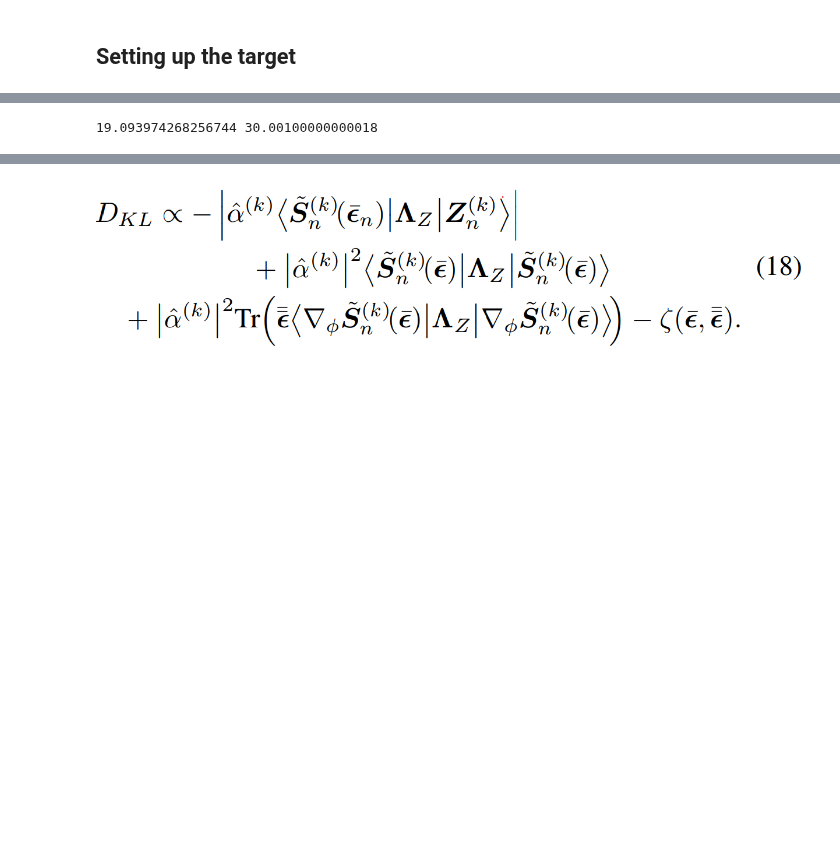
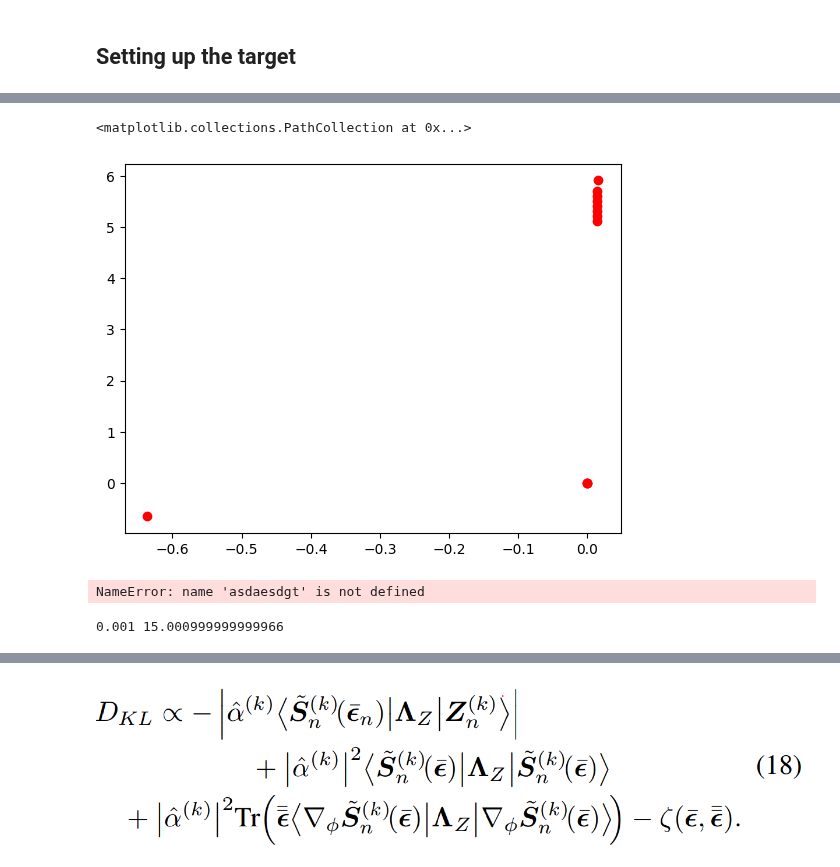
Before and after one commit to RHIMMELAND/MMARS, a Jupyter notebook: examples/MRBLaT_test.ipynb, the cells around one changed output, grey strips where cells are left out. Drawn from its saved outputs; the diff is of its cells as text; code cells hidden in the pictures; blank space fills up the shorter version.

```diff
--- a/examples/MRBLaT_test.ipynb
+++ b/examples/MRBLaT_test.ipynb
@@ -60,0 +52,2 @@ with open('sim_data.pickle', 'rb') as f:
+# %%
+sim_data = simulation_data.get_data()
@@ -61,5 +56,18 @@ with open('sim_data.pickle', 'rb') as f:
+# %%
+first_try = mmars.Tracking(sim_data, radar_model_1.get_parameters, np.array([[target_ground_truth[0][0]], [target_ground_truth[1][0]], [target_ground_truth[2][0]], [target_ground_truth[3][0]]]))
+# %%
+phi_bar, phi_bar_bar, ssssss = first_try.run_mrblat(T_frame, N_frames=10)
+# %%
+plt.scatter(ssssss[:,0], ssssss[:,1], label="MRBLAT", color="red")
+# %% [output]
+<matplotlib.collections.PathCollection at 0x...>
+[figure, added]
+# %%
+asdaesdgt
+# %% [output]
+NameError: name 'asdaesdgt' is not defined
 # %%
-frame = 200
+frame = 100
 
 print(target_model_1.get_trajectory()[0][frame], target_model_1.get_trajectory()[1][frame])
 
@@ -83,7 +91,7 @@ radar_model_1.generate_S_signal(target_model_1.get_trajectory()[0][frame], targe
 
 S_N = radar_model_1.get_S_signal.flatten()[:, np.newaxis]/np.sqrt(256)
 # %% [output]
-19.093974268256744 30.00100000000018
+0.001 15.000999999999966
 # %%
 fig, axs = plt.subplots(1, 2, figsize=(12, 6))
 
```
Also changed, not shown: parts of 20 cells of this notebook, 6 other files.
